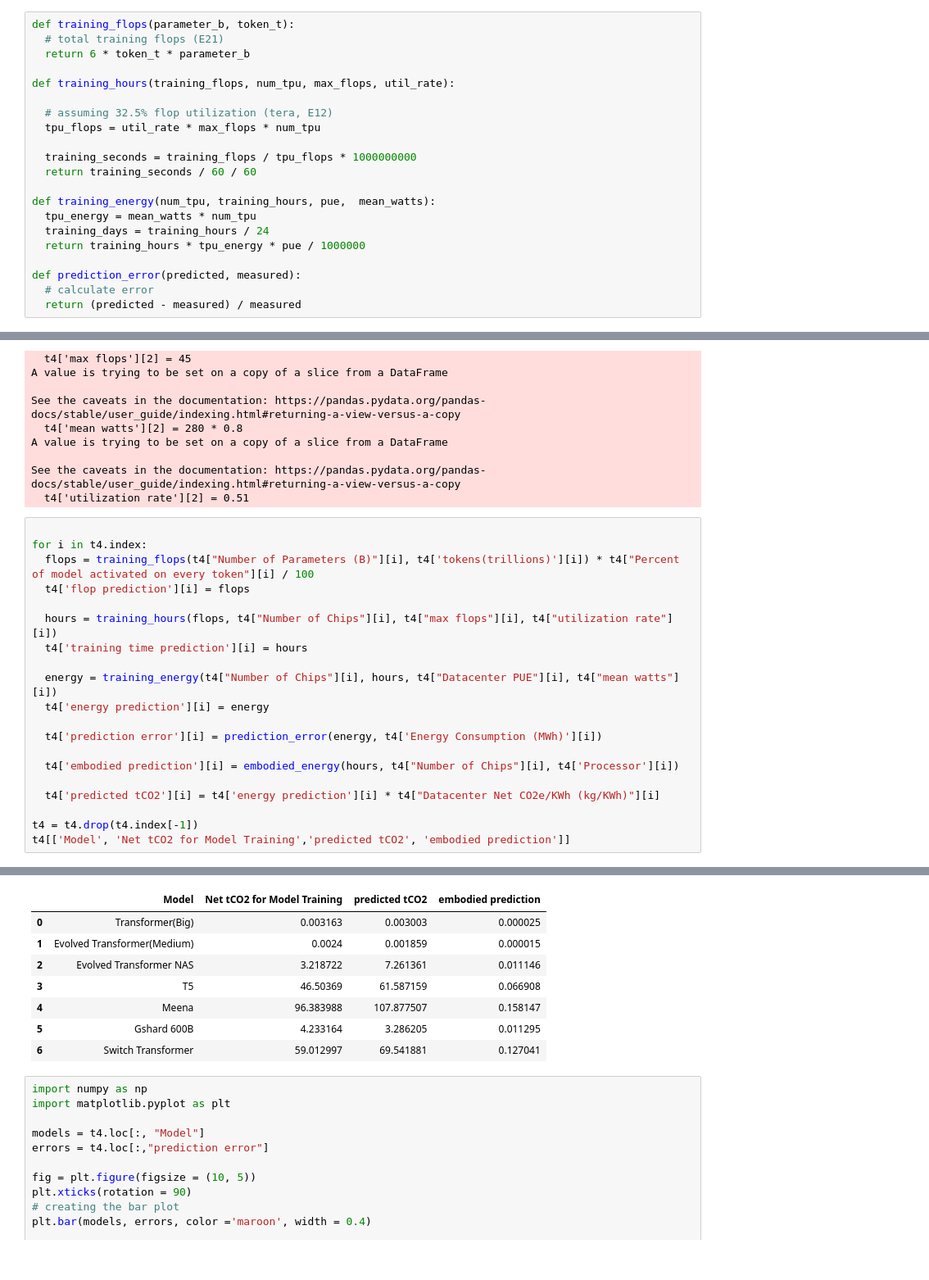
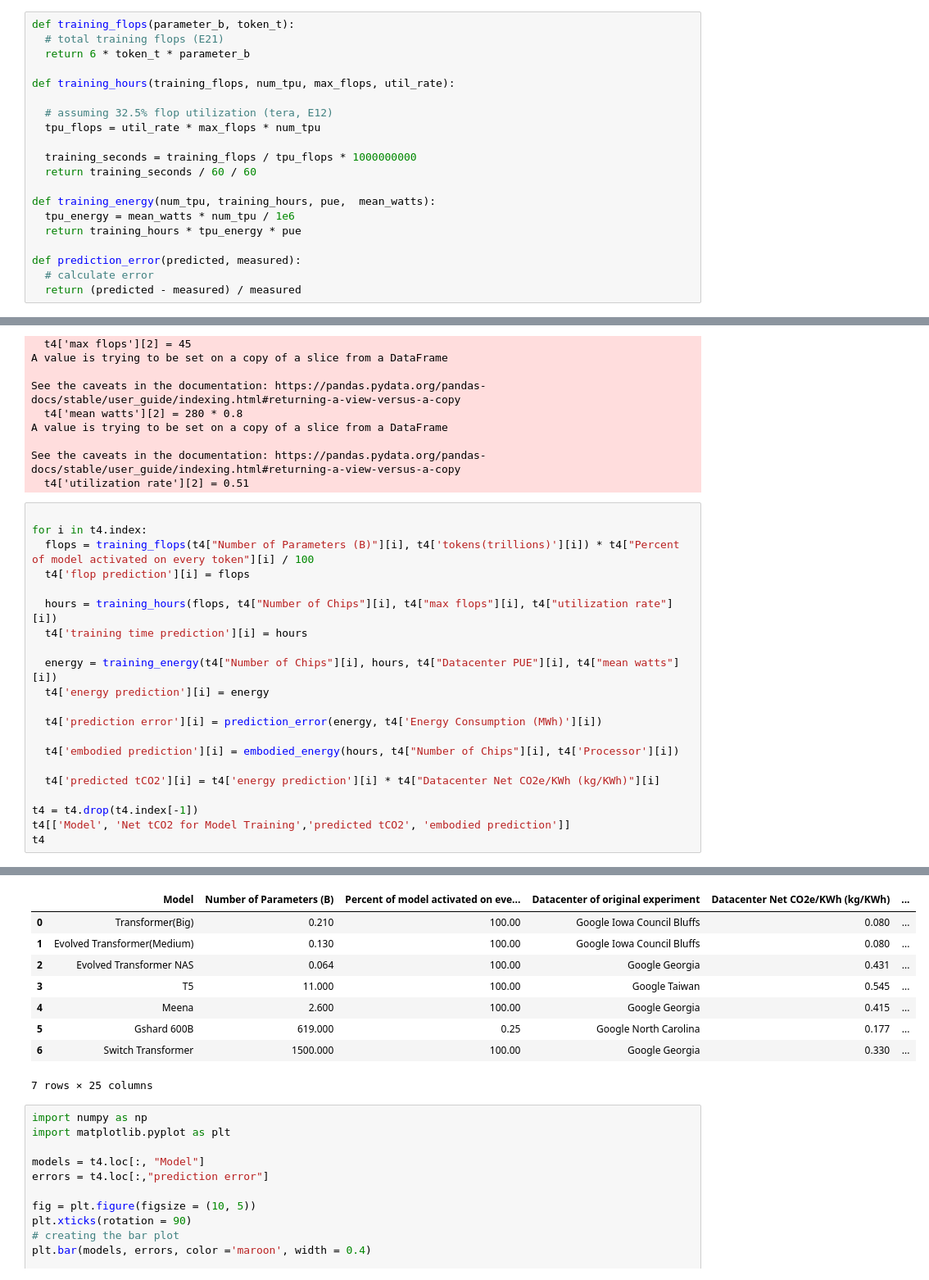
Before and after one commit to SotaroKaneda/MLCarbon, a Jupyter notebook: analysis/TPU_Model_Training_Prediction.ipynb, the cells around one changed output, grey strips where cells are left out. Shown at 82% size. Saved outputs shown, nothing was run; the diff lists cells and outputs as text.

```diff
--- a/analysis/TPU_Model_Training_Prediction.ipynb
+++ b/analysis/TPU_Model_Training_Prediction.ipynb
@@ -47,9 +47,8 @@ def training_hours(training_flops, num_tpu, max_flops, util_rate):
   return training_seconds / 60 / 60
 
 def training_energy(num_tpu, training_hours, pue,  mean_watts):
-  tpu_energy = mean_watts * num_tpu
-  training_days = training_hours / 24
-  return training_hours * tpu_energy * pue / 1000000
+  tpu_energy = mean_watts * num_tpu / 1e6
+  return training_hours * tpu_energy * pue
 
 def prediction_error(predicted, measured):
   # calculate error
@@ -452,4 +451,5 @@ for i in t4.index:
 
 t4 = t4.drop(t4.index[-1])
 t4[['Model', 'Net tCO2 for Model Training','predicted tCO2', 'embodied prediction']]
+t4
 # %% [output]
@@ -456,29 +464,30 @@ t4[['Model', 'Net tCO2 for Model Training','predicted tCO2', 'embodied predictio
 what
 A value is trying to be set on a copy of a slice from a DataFrame
 
 See the caveats in the documentation: https://pandas.pydata.org/pandas-docs/stable/user_guide/indexing.html#returning-a-view-versus-a-copy
   t4['flop prediction'][i] = flops
 A value is trying to be set on a copy of a slice from a DataFrame
 
 See the caveats in the documentation: https://pandas.pydata.org/pandas-docs/stable/user_guide/indexing.html#returning-a-view-versus-a-copy
   t4['training time prediction'][i] = hours
 A value is trying to be set on a copy of a slice from a DataFrame
 
 See the caveats in the documentation: https://pandas.pydata.org/pandas-docs/stable/user_guide/indexing.html#returning-a-view-versus-a-copy
   t4['energy prediction'][i] = energy
 ... (176 lines left out)
 A value is trying to be set on a copy of a slice from a DataFrame
 
 See the caveats in the documentation: https://pandas.pydata.org/pandas-docs/stable/user_guide/indexing.html#returning-a-view-versus-a-copy
   t4['predicted tCO2'][i] = t4['energy prediction'][i] * t4["Datacenter Net CO2e/KWh (kg/KWh)"][i]
-|  | Model | Net tCO2 for Model Training | predicted tCO2 | embodied prediction |
-| 0 | Transformer(Big) | 0.003163 | 0.003003 | 0.000025 |
-| 1 | Evolved Transformer(Medium) | 0.0024 | 0.001859 | 0.000015 |
-| 2 | Evolved Transformer NAS | 3.218722 | 7.261361 | 0.011146 |
-| 3 | T5 | 46.50369 | 61.587159 | 0.066908 |
-| 4 | Meena | 96.383988 | 107.877507 | 0.158147 |
-| 5 | Gshard 600B | 4.233164 | 3.286205 | 0.011295 |
-| 6 | Switch Transformer | 59.012997 | 69.541881 | 0.127041 |
+|  | Model | Number of Parameters (B) | Percent of model activated on eve... | Datacenter of original experiment | Datacenter Net CO2e/KWh (kg/KWh) | ... |
+| 0 | Transformer(Big) | 0.210 | 100.00 | Google Iowa Council Bluffs | 0.080 | ... |
+| 1 | Evolved Transformer(Medium) | 0.130 | 100.00 | Google Iowa Council Bluffs | 0.080 | ... |
+| 2 | Evolved Transformer NAS | 0.064 | 100.00 | Google Georgia | 0.431 | ... |
+| 3 | T5 | 11.000 | 100.00 | Google Taiwan | 0.545 | ... |
+| 4 | Meena | 2.600 | 100.00 | Google Georgia | 0.415 | ... |
+| 5 | Gshard 600B | 619.000 | 0.25 | Google North Carolina | 0.177 | ... |
+| 6 | Switch Transformer | 1500.000 | 100.00 | Google Georgia | 0.330 | ... |
+7 rows × 25 columns
 # %%
 import numpy as np
 import matplotlib.pyplot as plt
```
Also changed, not shown: parts of 1 cell of this notebook, 3 other files.
